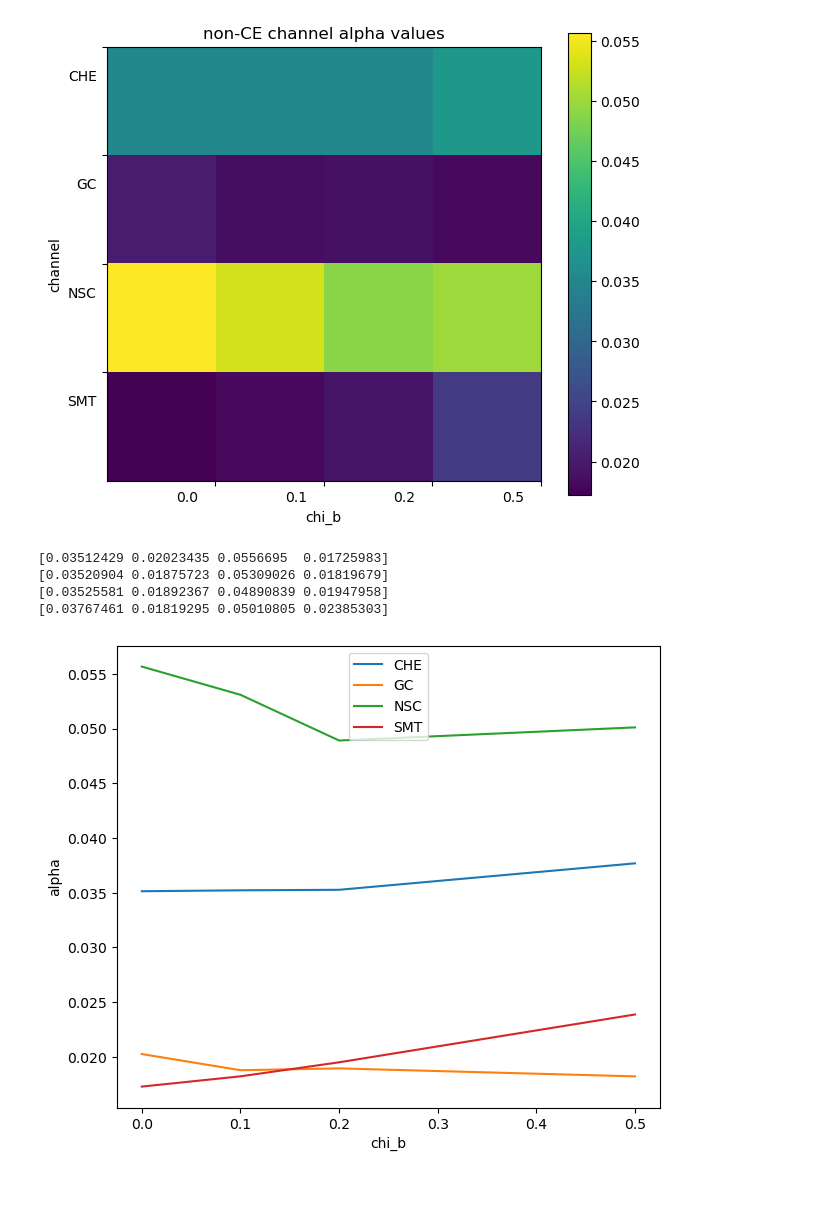
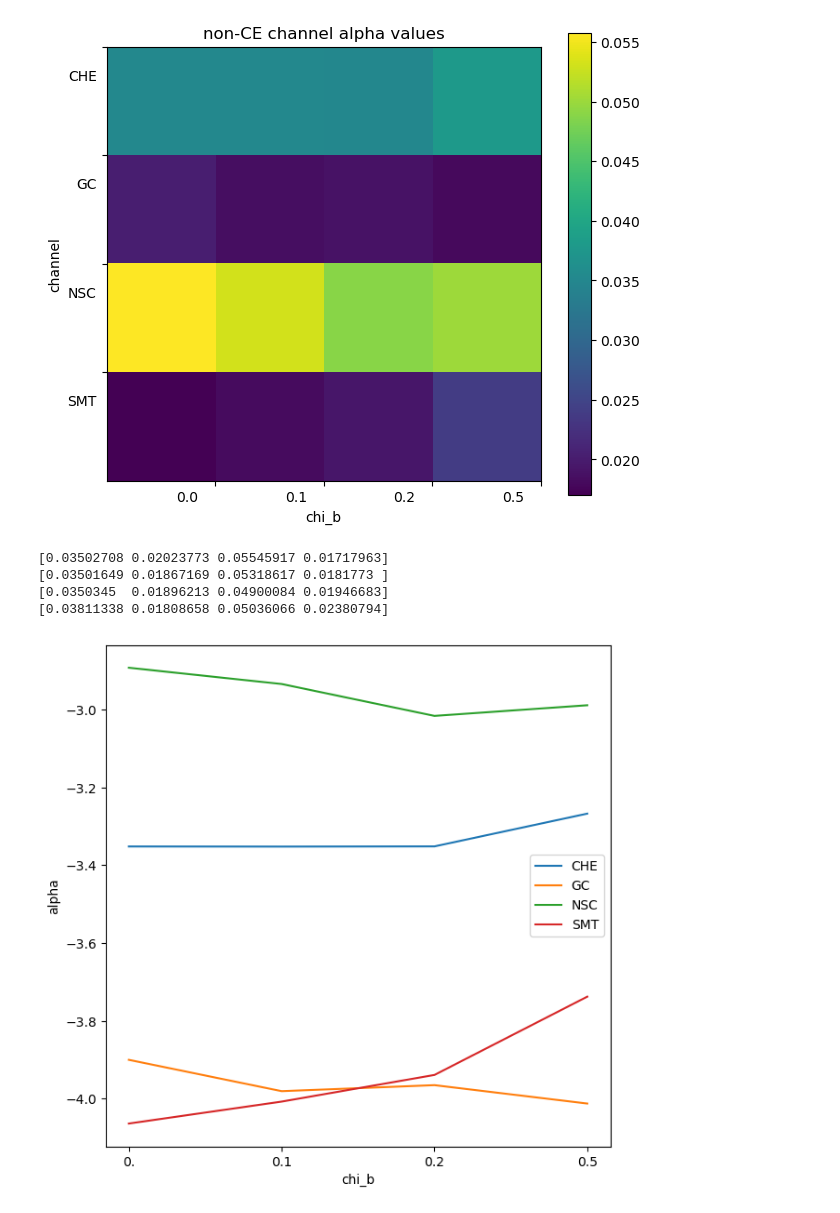
Before and after one commit to scolloms/AMAZE_model_selection, a Jupyter notebook: alpha_sensitivity_interp.ipynb, the cells around one changed output. Drawn from its saved outputs; the diff is of its cells as text; code cells hidden in the pictures.

```diff
--- a/alpha_sensitivity_interp.ipynb
+++ b/alpha_sensitivity_interp.ipynb
@@ -24,6 +24,8 @@ file_path='/Users/stormcolloms/Documents/PhD/Project_work/OneChannel_Flows/model
 samples_dict = read_models.read_hdf5(file_path, 'CE')
 sensitivity ='midhighlatelow_network'
 alpha = np.zeros((4,5))
+mass = np.zeros((4,5))
+mass_power = np.zeros((4,5))
 chi_b=['0.','0.1','0.2','0.5']
 
 for chib_id in range(4):
@@ -31,3 +33,5 @@ for chib_id in range(4):
         samples = samples_dict[(chib_id,alphaCE_id)]
         mock_samp = samples.sample(int(1e6), weights=(samples['weight']/len(samples)), replace=True)
         alpha[chib_id,alphaCE_id] = np.sum(mock_samp['pdet_'+sensitivity]) / len(mock_samp)
+        mass_power[chib_id,alphaCE_id] = np.mean(samples['mchirp']**(5/6))
+        mass[chib_id,alphaCE_id] = np.mean(samples['mchirp'])
@@ -62,0 +63,23 @@ for label in ax.xaxis.get_ticklabels():
+# %%
+#plot CE channel mass
+fig,ax=plt.subplots(1,1)
+
+plt.rcParams["figure.figsize"] = (7,7)
+plt.imshow(mass, extent=(0,5,0,4))
+plt.colorbar()
+plt.title('CE channel chirp mass')
+plt.xlabel('alphaCE')
+plt.ylabel('chi_b')
+
+ax.set_yticks([1,2,3,4])
+ax.set_yticklabels(chi_b)
+ax.set_xticks([1,2,3,4,5])
+ax.set_xticklabels(['0.2','0.5','1.','2.', '5.'])
+dx = 0/72.; dy = -20/72.
+offsety = matplotlib.transforms.ScaledTranslation(dx, dy, fig.dpi_scale_trans)
+for label in ax.yaxis.get_ticklabels():
+    label.set_transform(label.get_transform() + offsety)
+dxx = -20/72.; dyx = 0/72.
+offsetx = matplotlib.transforms.ScaledTranslation(dxx, dyx, fig.dpi_scale_trans)
+for label in ax.xaxis.get_ticklabels():
+    label.set_transform(label.get_transform() + offsetx)
@@ -95,6 +120,7 @@ plt.show()
 # %%
 #not CE channels
 alpha_notCE = np.zeros((4,4))
+mass_notCE = np.zeros((4,4))
 channels = ['CHE','GC','NSC','SMT']
 
 channel_no = 0
@@ -104,4 +130,5 @@ for channel in channels:
             samples = samples_dict[(chib_id)]
             mock_samp = samples.sample(int(1e6), weights=(samples['weight']/len(samples)), replace=True)
             alpha_notCE[channel_no,chib_id] = np.sum(mock_samp['pdet_'+sensitivity]) / len(mock_samp)
+            mass_notCE[channel_no,chib_id] = np.sum(mock_samp['mchirp']**(5/6)) / len(mock_samp)
     channel_no+=1
@@ -138,16 +160,16 @@ for label in ax.xaxis.get_ticklabels():
 # %%
 channel_no=0
 for channel in channels:
-    plt.plot(chi_b, alpha_notCE[channel_no,:], label=channels[channel_no])
+    plt.plot(chi_b, np.log(alpha_notCE[channel_no,:]), label=channels[channel_no])
     print(alpha_notCE[:,channel_no])
     #plt.yscale('log')
     plt.xlabel('chi_b')
     plt.ylabel('alpha')
     plt.legend()
     channel_no+=1
 # %% [output]
-[0.03512429 0.02023435 0.0556695  0.01725983]
-[0.03520904 0.01875723 0.05309026 0.01819679]
-[0.03525581 0.01892367 0.04890839 0.01947958]
-[0.03767461 0.01819295 0.05010805 0.02385303]
+[0.03502708 0.02023773 0.05545917 0.01717963]
+[0.03501649 0.01867169 0.05318617 0.0181773 ]
+[0.0350345  0.01896213 0.04900084 0.01946683]
+[0.03811338 0.01808658 0.05036066 0.02380794]
-[figure, old version]
+[figure, new version]
```
Also changed, not shown: parts of 6 cells of this notebook, 5 other files.
